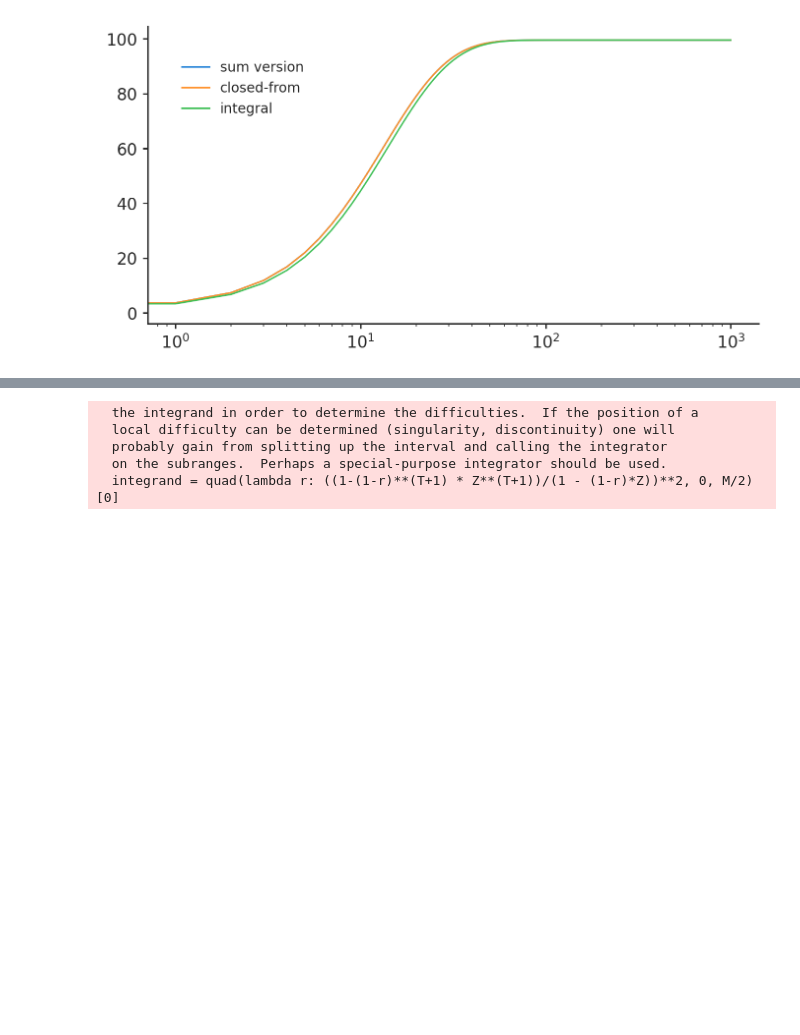
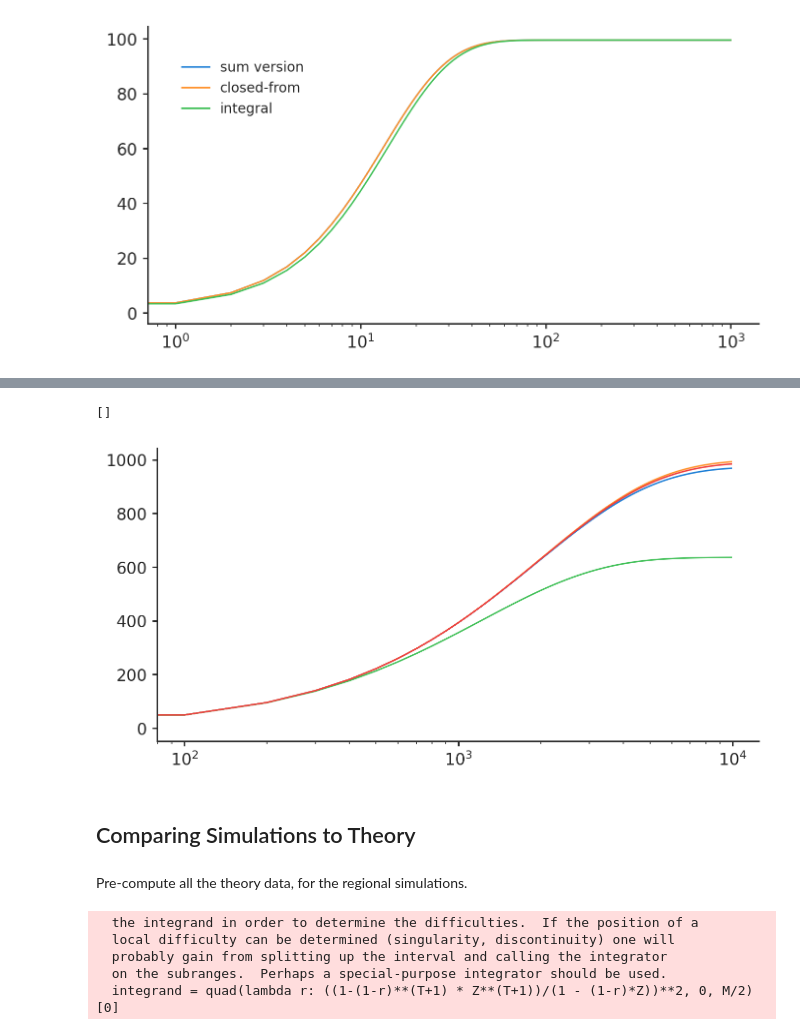
Before and after one commit to vsbuffalo/bprime, a Jupyter notebook: notebooks/region_simulations.ipynb, the cells around one changed output, grey strips where cells are left out. Cells and saved outputs as stored; diff of their text form; code cells hidden in the pictures; blank space fills up the shorter version.

```diff
--- a/notebooks/region_simulations.ipynb
+++ b/notebooks/region_simulations.ipynb
@@ -1073,25 +80,3 @@ dg['sh'].unique(), dg['mu'].unique(), dg['rbp'].unique()
  array([1.e-08]))
 # %% [markdown]
 ### Validation of Equations
-# %%
-from scipy.special import expi
-k = 0.01
-M = 1e-4
-T = 100
-Log = np.log
-Power = lambda x, y: x**y
-E = np.exp(1)
-ExpIntegralEi = expi
-vals = []
-k = 1-Z
-
-integrand = (-((Power(-1 + Power(E,k*T),2)/(Power(E,2*k*T)*k) +
-                2*T*ExpIntegralEi(-2*k*T) -
-                2*T*ExpIntegralEi(-(k*T)))/(-1 + k)) +
-             ((-2*Power(E,k*(-2 + M)*T - M*T) *
-               Power(-1 + Power(E,((-(k*(-2 + M)) + M)*T)/2.),2))/
-              (k*(-2 + M) - M) -
-              2*T*ExpIntegralEi(((k*(-2 + M) - M)*T)/2.) +
-              2*T*ExpIntegralEi((k*(-2 + M) - M)*T))/(-1 + k))
-
-integrand
@@ -1197,3 +285,17 @@ Q2_sum_integral(Z, R, use_sum=True)[-2:], Q2_sum_integral(Z, R, use_sum=False)[-
+# %%
+ts = np.arange(0, 10*N, 100)
+plt.plot(ts, Ne_t(ts, N, V, Vm, r))
+plt.plot(ts, Ne_t(ts, N, 1e-8, 1e-10, r))
+plt.plot(ts, Ne_t(ts, N, 1e-4, 1e-6, r))
+plt.plot(ts, Ne_t(ts, N, V, Vm, 1e-3))
+plt.semilogx()
+# %% [output]
+[]
+[figure, added]
+# %% [markdown]
+## Comparing Simulations to Theory
+# %% [markdown]
+Pre-compute all the theory data, for the regional simulations.
 # %%
 theory_data = dict()
 
```
Also changed, not shown: parts of 37 cells of this notebook, 1 other file.
